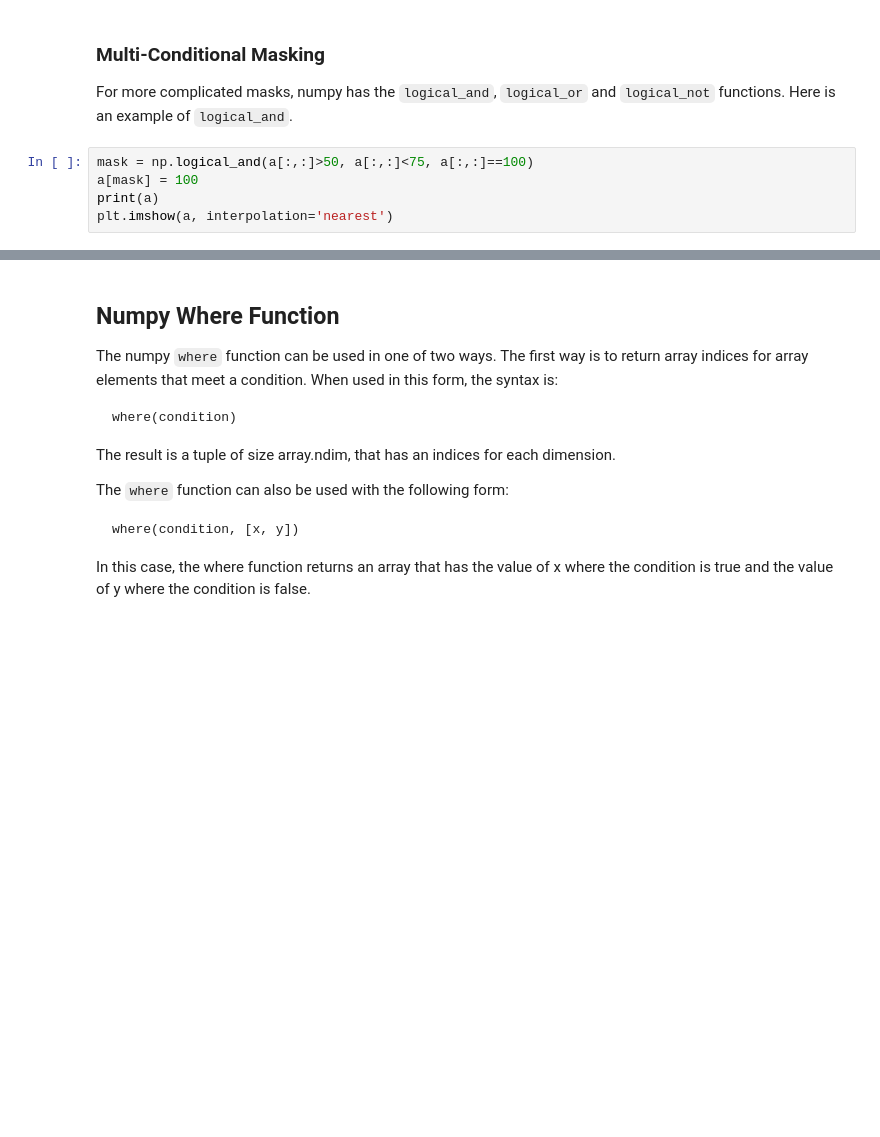
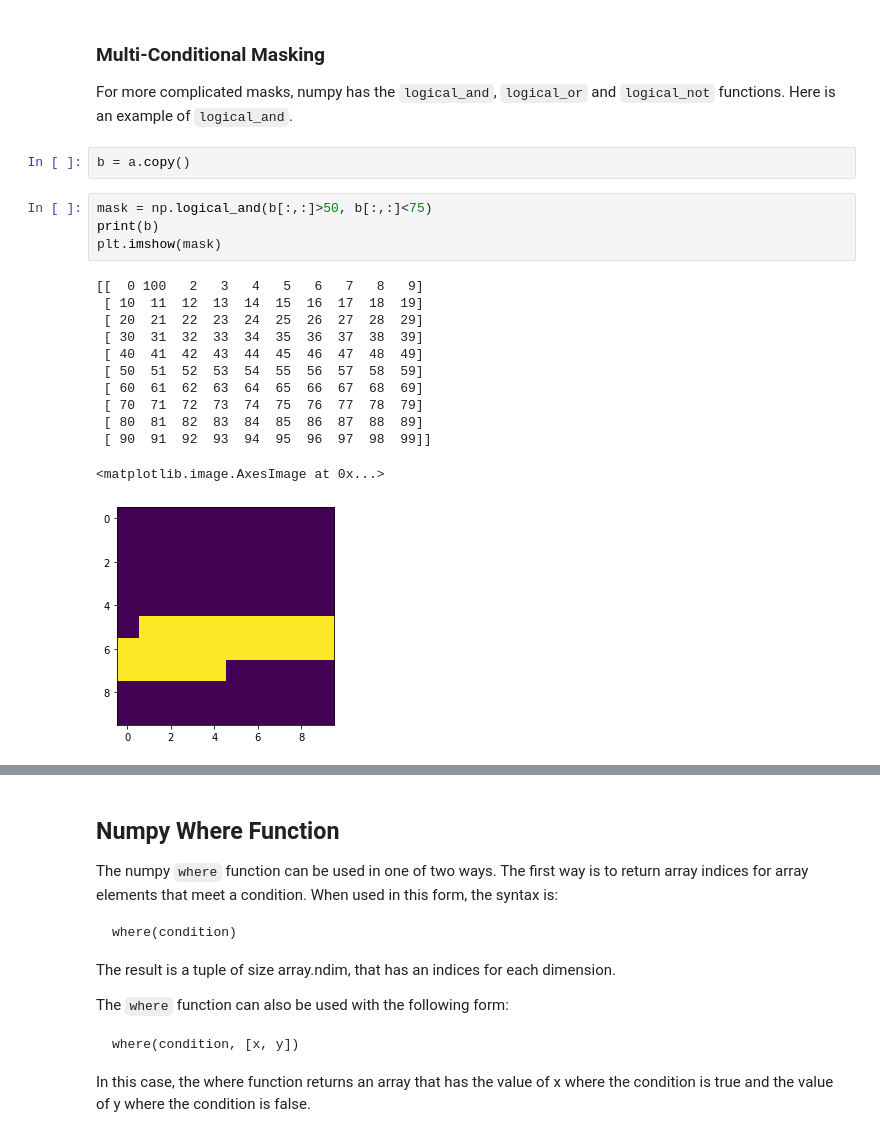
Before and after one commit to mnfienen/python-usgs-training, a Jupyter notebook: notebooks/part1_python_intro/06_numpy.ipynb, the cells around one changed output, grey strips where cells are left out. Cells and saved outputs as stored; diff of their text form; blank space fills up the shorter version.

```diff
--- a/notebooks/part1_python_intro/06_numpy.ipynb
+++ b/notebooks/part1_python_intro/06_numpy.ipynb
@@ -326,8 +672,22 @@ print(a)
 ### Multi-Conditional Masking
 
 For more complicated masks, numpy has the `logical_and`, `logical_or` and `logical_not` functions.  Here is an example of `logical_and`.
+# %%
+b = a.copy()
 # %%
-mask = np.logical_and(a[:,:]>50, a[:,:]<75, a[:,:]==100)
-a[mask] = 100
-print(a)
-plt.imshow(a, interpolation='nearest')
+mask = np.logical_and(b[:,:]>50, b[:,:]<75)
+print(b)
+plt.imshow(mask)
+# %% [output]
+[[  0 100   2   3   4   5   6   7   8   9]
+ [ 10  11  12  13  14  15  16  17  18  19]
+ [ 20  21  22  23  24  25  26  27  28  29]
+ [ 30  31  32  33  34  35  36  37  38  39]
+ [ 40  41  42  43  44  45  46  47  48  49]
+ [ 50  51  52  53  54  55  56  57  58  59]
+ [ 60  61  62  63  64  65  66  67  68  69]
+ [ 70  71  72  73  74  75  76  77  78  79]
+ [ 80  81  82  83  84  85  86  87  88  89]
+ [ 90  91  92  93  94  95  96  97  98  99]]
+<matplotlib.image.AxesImage at 0x...>
+[figure, added]
```
Also changed, not shown: parts of 77 cells of this notebook, 1 other file.
